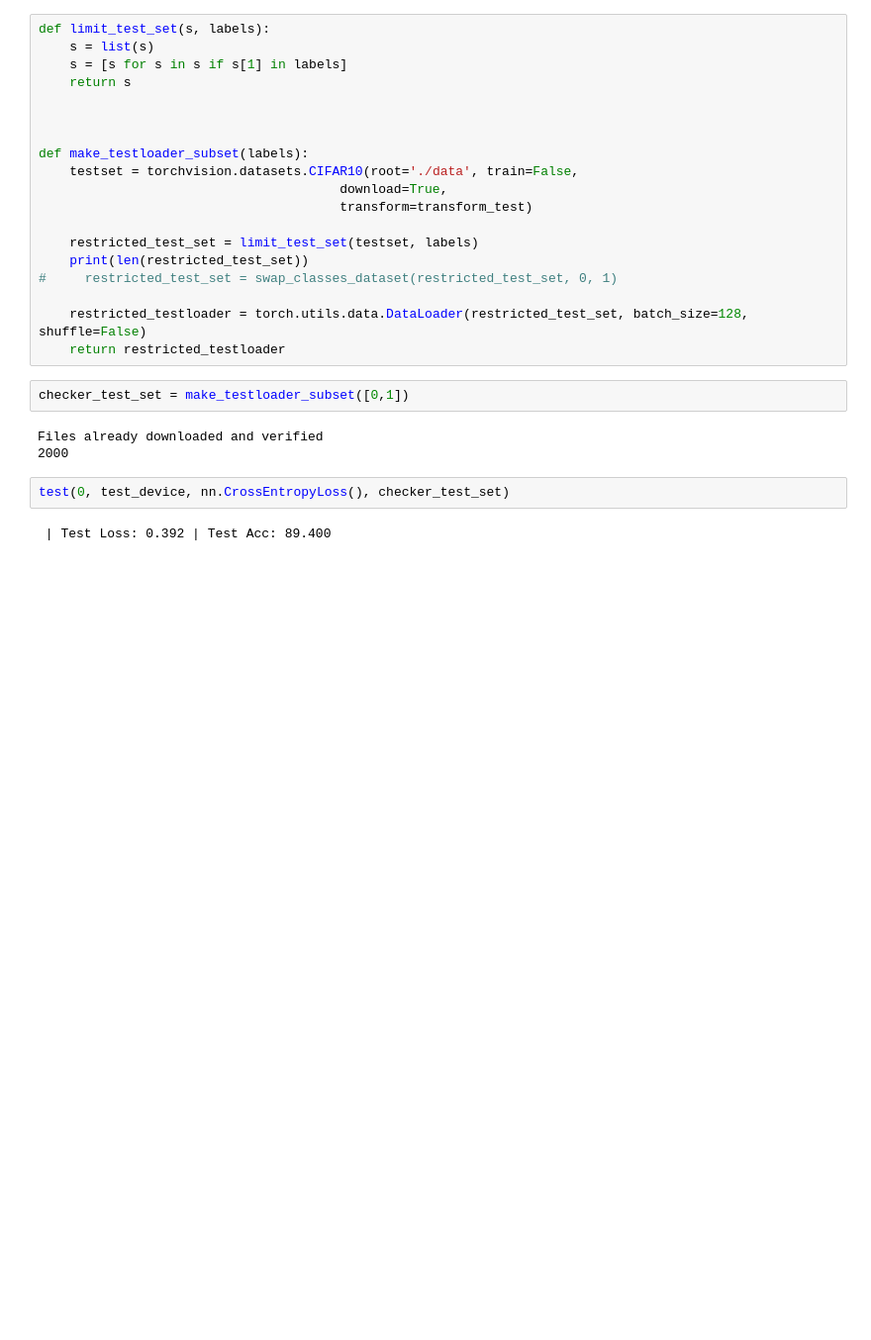
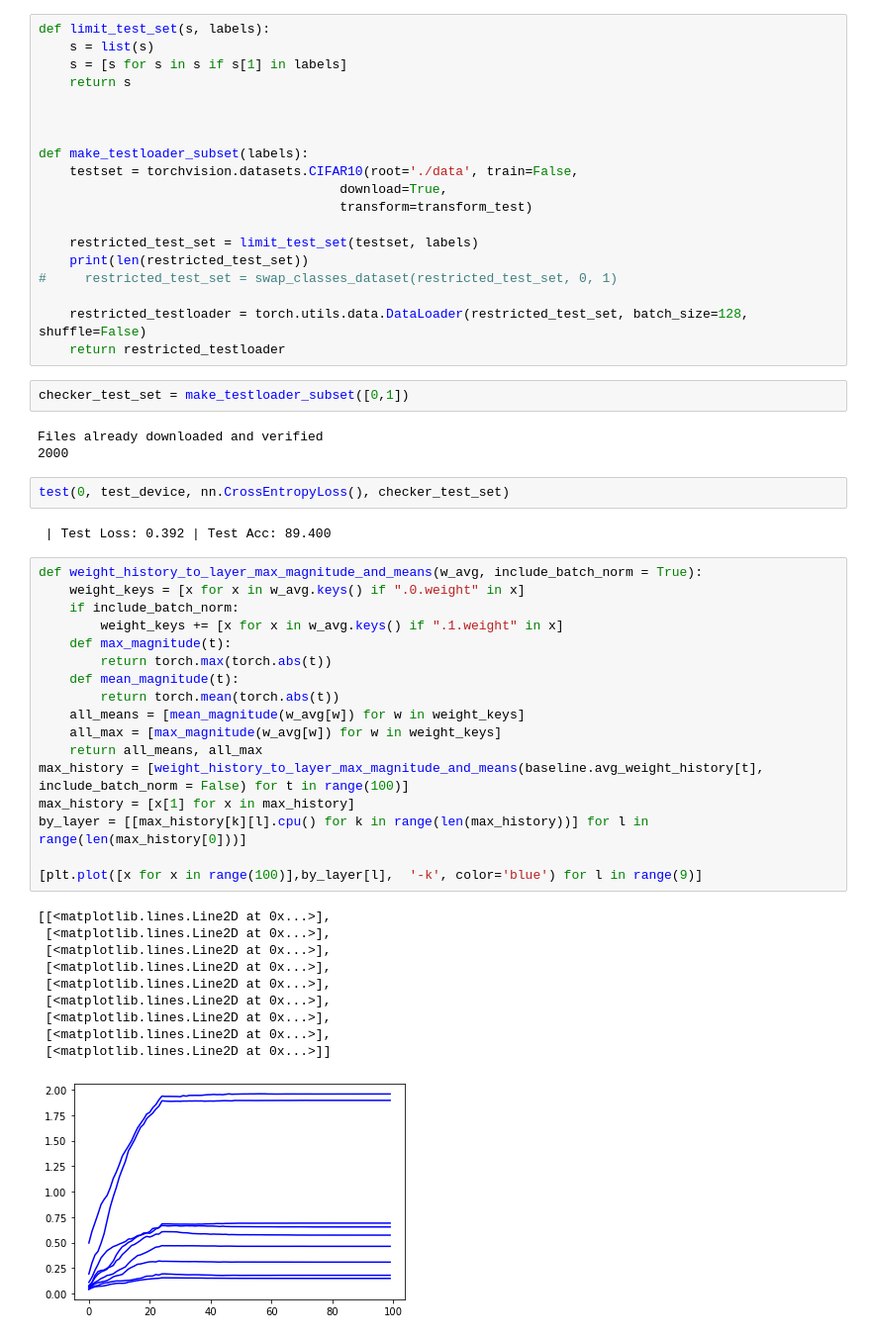
Before and after one commit to jordanbarkin/fhebackdoor, a Jupyter notebook: fhe-aggregation.ipynb, the cells around one changed output. Shown at 99% size. Cells and saved outputs as stored; diff of their text form; blank space fills up the shorter version.

```diff
--- a/fhe-aggregation.ipynb
+++ b/fhe-aggregation.ipynb
@@ -1069,3 +1072,31 @@ Files already downloaded and verified
 test(0, test_device, nn.CrossEntropyLoss(), checker_test_set)
 # %% [output]
  | Test Loss: 0.392 | Test Acc: 89.400
+# %%
+def weight_history_to_layer_max_magnitude_and_means(w_avg, include_batch_norm = True):
+    weight_keys = [x for x in w_avg.keys() if ".0.weight" in x]
+    if include_batch_norm:
+        weight_keys += [x for x in w_avg.keys() if ".1.weight" in x]
+    def max_magnitude(t):
+        return torch.max(torch.abs(t))
+    def mean_magnitude(t):
+        return torch.mean(torch.abs(t))
+    all_means = [mean_magnitude(w_avg[w]) for w in weight_keys]
+    all_max = [max_magnitude(w_avg[w]) for w in weight_keys]
+    return all_means, all_max
+max_history = [weight_history_to_layer_max_magnitude_and_means(baseline.avg_weight_history[t], include_batch_norm = False) for t in range(100)]
+max_history = [x[1] for x in max_history]
+by_layer = [[max_history[k][l].cpu() for k in range(len(max_history))] for l in range(len(max_history[0]))]
+
+[plt.plot([x for x in range(100)],by_layer[l],  '-k', color='blue') for l in range(9)]
+# %% [output]
+[[<matplotlib.lines.Line2D at 0x...>],
+ [<matplotlib.lines.Line2D at 0x...>],
+ [<matplotlib.lines.Line2D at 0x...>],
+ [<matplotlib.lines.Line2D at 0x...>],
+ [<matplotlib.lines.Line2D at 0x...>],
+ [<matplotlib.lines.Line2D at 0x...>],
+ [<matplotlib.lines.Line2D at 0x...>],
+ [<matplotlib.lines.Line2D at 0x...>],
+ [<matplotlib.lines.Line2D at 0x...>]]
+[figure, added]
```
Also changed, not shown: parts of 11 cells of this notebook.
